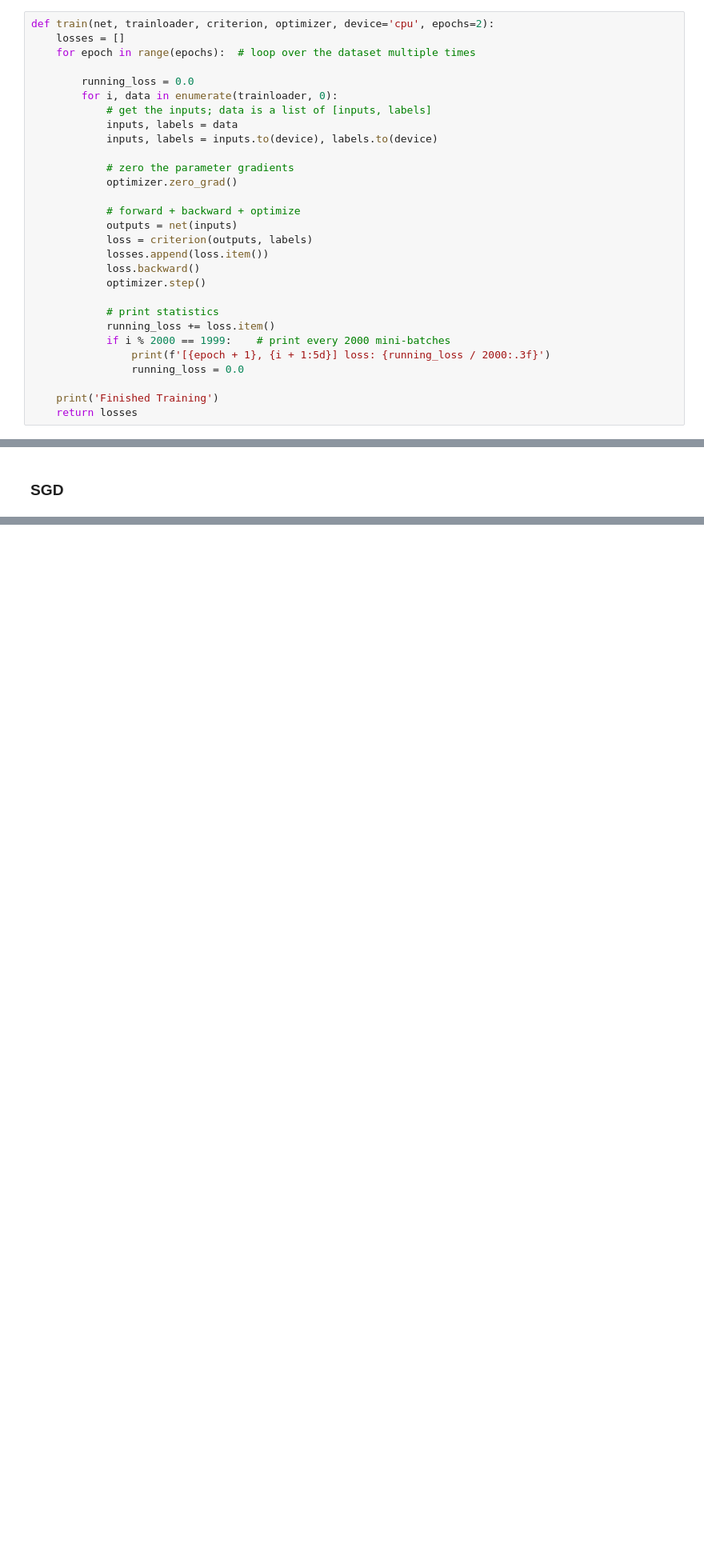
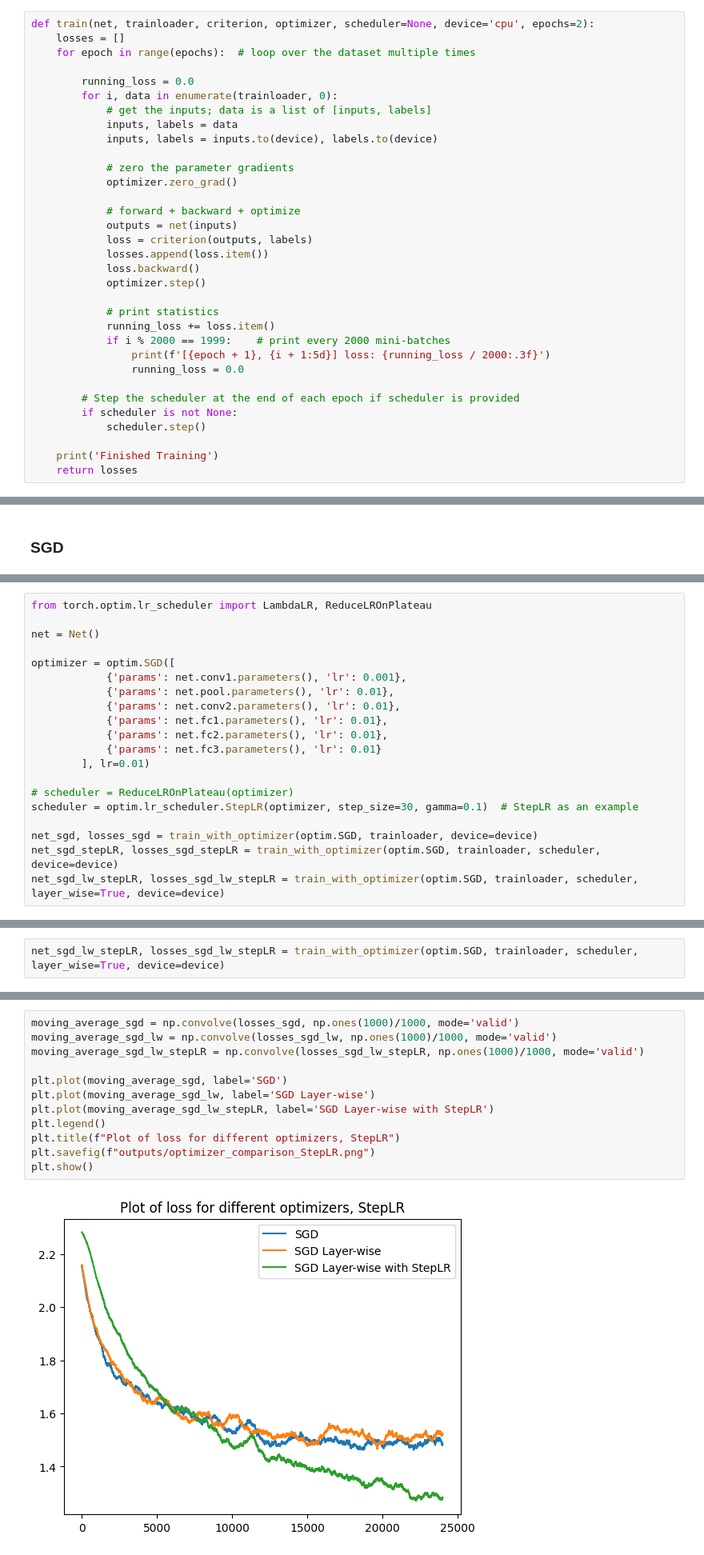
Before and after one commit to martintefra/Optimizer, a Jupyter notebook: index.ipynb, the cells around one changed output, grey strips where cells are left out. Shown at 80% size. Cells and saved outputs as stored; diff of their text form; blank space fills up the shorter version.

```diff
--- a/index.ipynb
+++ b/index.ipynb
@@ -76,7 +76,7 @@ class Net(nn.Module):
         x = self.fc3(x)
         return x
 # %%
-def train(net, trainloader, criterion, optimizer, device='cpu', epochs=2):
+def train(net, trainloader, criterion, optimizer, scheduler=None, device='cpu', epochs=2):
     losses = []
     for epoch in range(epochs):  # loop over the dataset multiple times
 
@@ -102,6 +102,10 @@ def train(net, trainloader, criterion, optimizer, device='cpu', epochs=2):
                 print(f'[{epoch + 1}, {i + 1:5d}] loss: {running_loss / 2000:.3f}')
                 running_loss = 0.0
 
+        # Step the scheduler at the end of each epoch if scheduler is provided
+        if scheduler is not None:
+            scheduler.step()
+
     print('Finished Training')
     return losses
 # %%
@@ -227,3 +235,23 @@ TODO:
     7. Hyperbolic Tangent Decay
     8. One-cycle Learning Rate
     9. Polynomial Decay
+# %%
+from torch.optim.lr_scheduler import LambdaLR, ReduceLROnPlateau
+
+net = Net()
+
+optimizer = optim.SGD([
+            {'params': net.conv1.parameters(), 'lr': 0.001},
+            {'params': net.pool.parameters(), 'lr': 0.01},
+            {'params': net.conv2.parameters(), 'lr': 0.01},
+            {'params': net.fc1.parameters(), 'lr': 0.01},
+            {'params': net.fc2.parameters(), 'lr': 0.01},
+            {'params': net.fc3.parameters(), 'lr': 0.01}
+        ], lr=0.01)
+
+# scheduler = ReduceLROnPlateau(optimizer)
+scheduler = optim.lr_scheduler.StepLR(optimizer, step_size=30, gamma=0.1)  # StepLR as an example
+
+net_sgd, losses_sgd = train_with_optimizer(optim.SGD, trainloader, device=device)
+net_sgd_stepLR, losses_sgd_stepLR = train_with_optimizer(optim.SGD, trainloader, scheduler, device=device)
+net_sgd_lw_stepLR, losses_sgd_lw_stepLR = train_with_optimizer(optim.SGD, trainloader, scheduler, layer_wise=True, device=device)
@@ -229,0 +277,2 @@ TODO:
+# %%
+net_sgd_lw_stepLR, losses_sgd_lw_stepLR = train_with_optimizer(optim.SGD, trainloader, scheduler, layer_wise=True, device=device)
@@ -229,0 +293,14 @@ TODO:
+# %%
+moving_average_sgd = np.convolve(losses_sgd, np.ones(1000)/1000, mode='valid')
+moving_average_sgd_lw = np.convolve(losses_sgd_lw, np.ones(1000)/1000, mode='valid')
+moving_average_sgd_lw_stepLR = np.convolve(losses_sgd_lw_stepLR, np.ones(1000)/1000, mode='valid')
+
+plt.plot(moving_average_sgd, label='SGD')
+plt.plot(moving_average_sgd_lw, label='SGD Layer-wise')
+plt.plot(moving_average_sgd_lw_stepLR, label='SGD Layer-wise with StepLR')
+plt.legend()
+plt.title(f"Plot of loss for different optimizers, StepLR")
+plt.savefig(f"outputs/optimizer_comparison_StepLR.png")
+plt.show()
+# %% [output]
+[figure, added]
```
Also changed, not shown: parts of 7 cells of this notebook.
